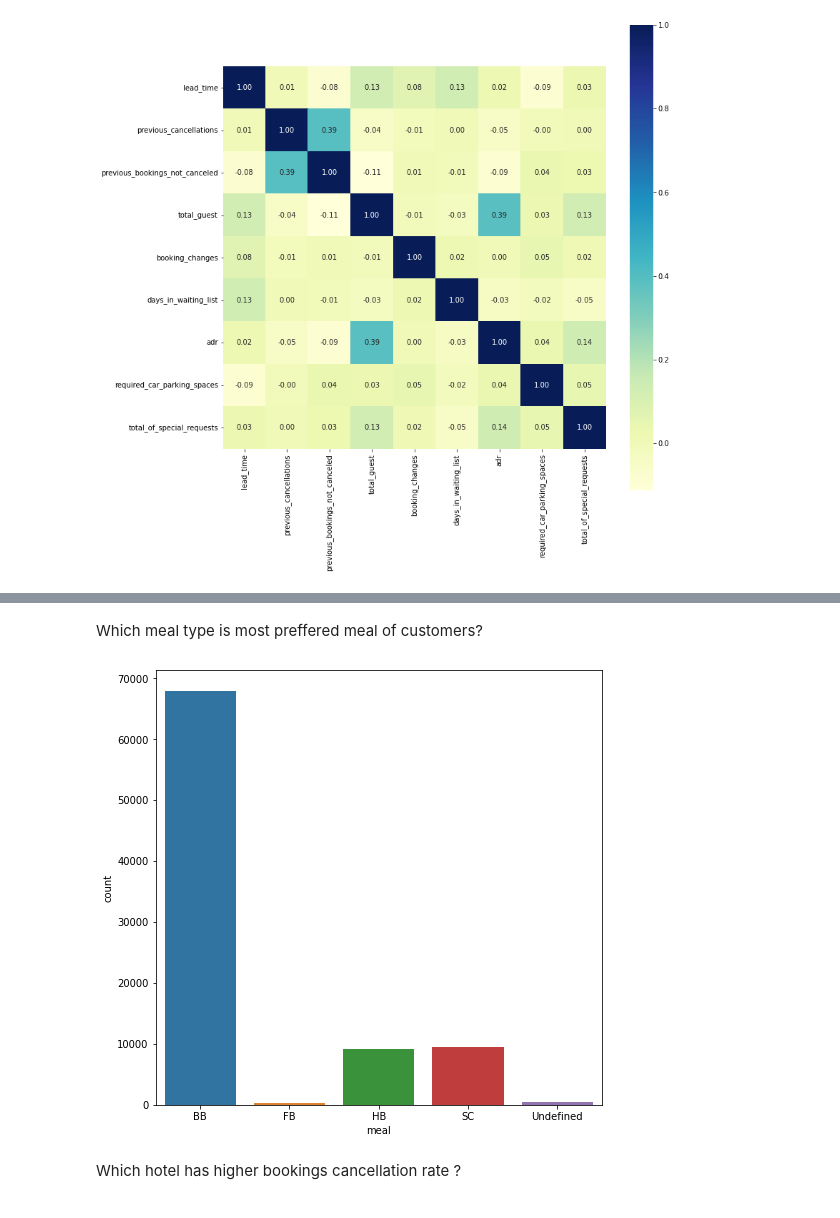
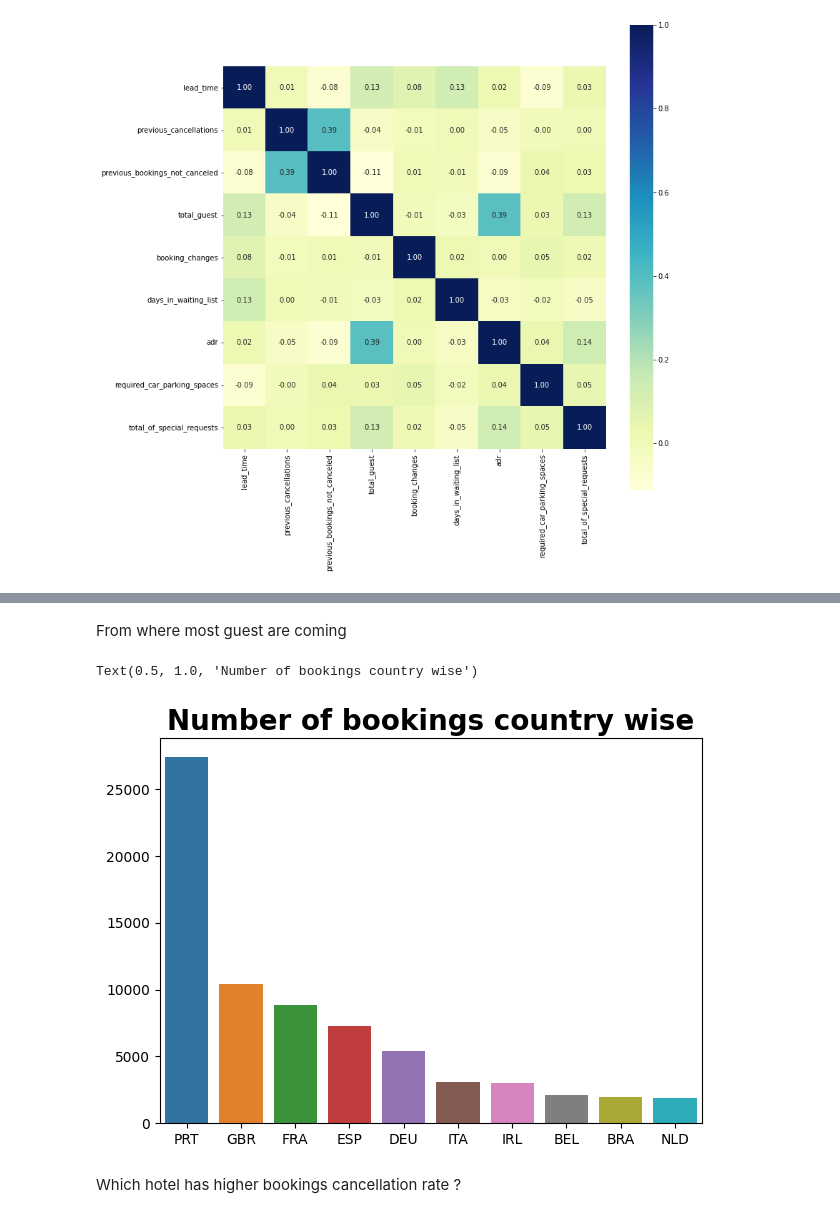
Before and after one commit to PoojaSwamii/Capstone_Project-EDA-on-Hotel-Booking-, a Jupyter notebook: Capstone_Project_Hotel_Booking_Analysis_.ipynb, the cells around one changed output, grey strips where cells are left out. Drawn from its saved outputs; the diff is of its cells as text; code cells hidden in the pictures.

```diff
--- a/Capstone_Project_Hotel_Booking_Analysis_.ipynb
+++ b/Capstone_Project_Hotel_Booking_Analysis_.ipynb
@@ -508,10 +458,11 @@ plt.title("Booking % by distribution channels", fontsize=14);
-# %% [markdown]
- Which meal type is most preffered meal of customers?
-# %%
-plt.figure(figsize = (8,8 ))
-sns.countplot(x= hotel_df['meal'])
-plt.show()
-# %% [output]
-[figure, removed]
+# %% [markdown]
+From where most guest are coming
+# %%
+plt.figure(figsize=(7,5))
+sns.barplot (y= list(hotel_df.country.value_counts().head (10)), x= list(hotel_df.country.value_counts().head(10).index))
+plt.title("Number of bookings country wise",fontweight="bold", size=20)
+# %% [output]
+Text(0.5, 1.0, 'Number of bookings country wise')
+[figure, added]
 # %% [markdown]
 Which hotel has higher bookings cancellation rate ?
```
Also changed, not shown: parts of 19 cells of this notebook.
